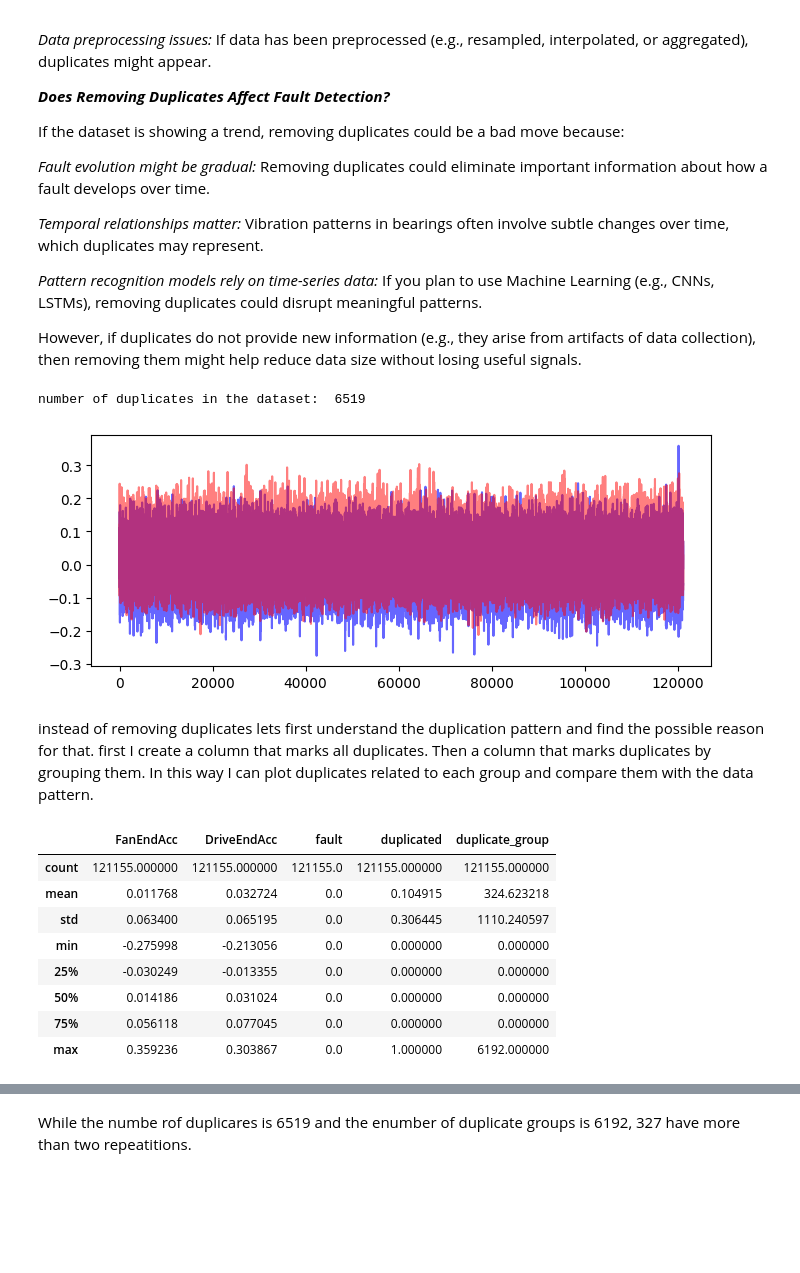
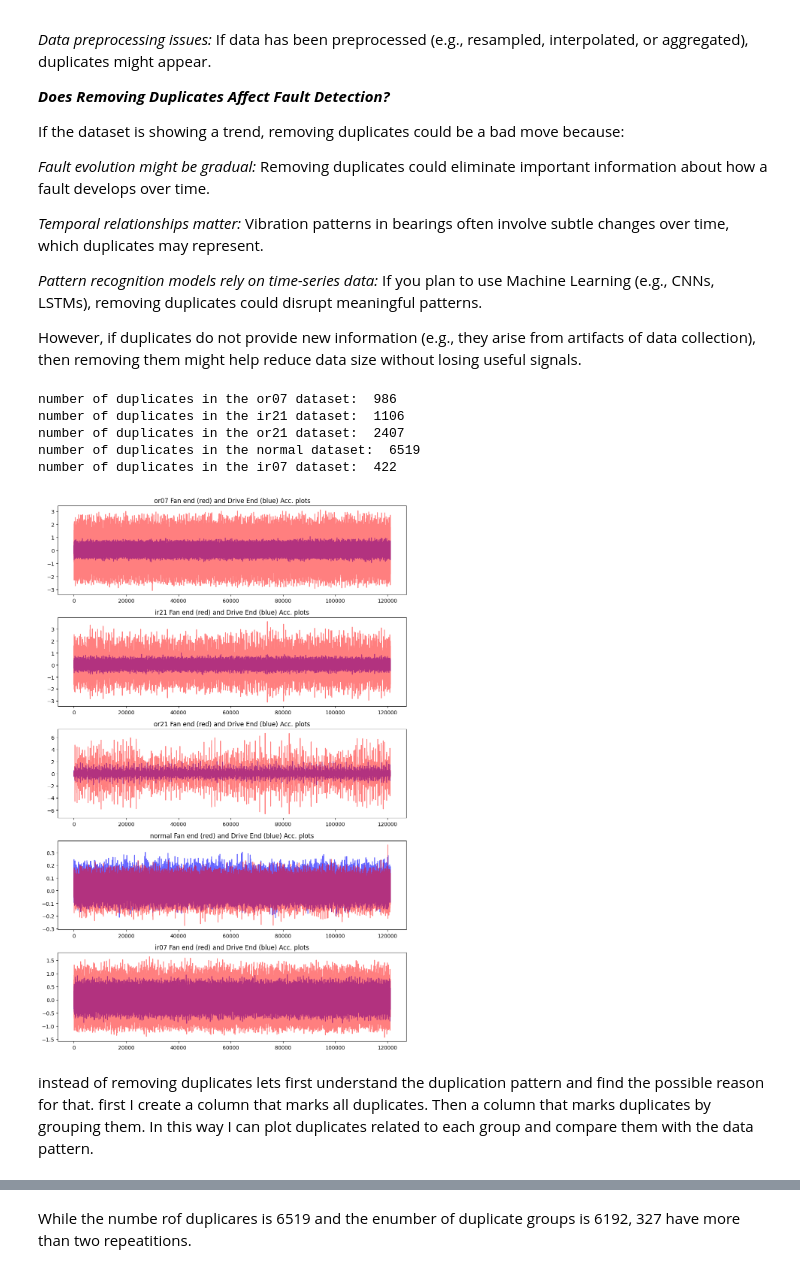
Before and after one commit to h4ppy0wl/PdM01, a Jupyter notebook: bearings01_EDA.ipynb, the cells around one changed output, grey strips where cells are left out. Cells and saved outputs as stored; diff of their text form; code cells hidden in the pictures; blank space fills up the shorter version.

```diff
--- a/bearings01_EDA.ipynb
+++ b/bearings01_EDA.ipynb
@@ -110,31 +260,28 @@ If the dataset is showing a trend, removing duplicates could be a bad move becau
 
 However, if duplicates do not provide new information (e.g., they arise from artifacts of data collection), then removing them might help reduce data size without losing useful signals.
 # %%
-print('number of duplicates in the dataset: ', sum(df_normal.duplicated()))
+for i, fault_name in enumerate(fault_type_names):
+    df_name = f"df_{fault_name}"
+    print(f'number of duplicates in the {fault_name} dataset: ', sum(globals()[df_name].duplicated(subset = signal_columns)))
 # %% [output]
-number of duplicates in the dataset:  6519
+number of duplicates in the or07 dataset:  986
+number of duplicates in the ir21 dataset:  1106
+number of duplicates in the or21 dataset:  2407
+number of duplicates in the normal dataset:  6519
+number of duplicates in the ir07 dataset:  422
-# %%
-plt.figure(figsize = (8,3))
-plt.plot(df_normal.index, df_normal.iloc[:,0], color='blue', alpha=0.6)#DriveEnd Acc. is Blue
-plt.plot(df_normal.index, df_normal.iloc[:,1], color='red', alpha=0.5)#FanEnd Acc. is red
-plt.show()
-# %% [output]
-[figure, removed]
+# %%
+fig, ax = plt.subplots(5,1, figsize=(10,15))
+for i, fault_name in enumerate(fault_type_names):
+    df_name = f"df_{fault_name}"
+    df = globals()[df_name]
+    ax[i].plot(df.index, df['DriveEndAcc'], color='blue', alpha=0.6)#DriveEnd Acc. is Blue
+    ax[i].plot(df.index, df['FanEndAcc'], color='red', alpha=0.5)#FanEnd Acc. is red
+    ax[i].set_title(f'{fault_name} Fan end (red) and Drive End (blue) Acc. plots', fontsize = 12)
+
+plt.tight_layout()
+plt.show()
+# %% [output]
+[figure, added]
 # %% [markdown]
 instead of removing duplicates lets first understand the duplication pattern and find the possible reason for that.
 first I create a column that marks all duplicates. Then a column that marks duplicates by grouping them. In this way I can plot duplicates related to each group and compare them with the data pattern.
-# %%
-df_normal['duplicated'] = np.where(df_normal.duplicated(subset=signal_columns,keep=False), 1, 0)
-df_normal['duplicate_group'] = df_normal[df_normal['duplicated']==1].groupby(['DriveEndAcc', 'FanEndAcc']).ngroup()+1
-df_normal['duplicate_group'] = df_normal['duplicate_group'].fillna(0)
-df_normal.describe()
-# %% [output]
-|  | FanEndAcc | DriveEndAcc | fault | duplicated | duplicate_group |
-| count | 121155.000000 | 121155.000000 | 121155.0 | 121155.000000 | 121155.000000 |
-| mean | 0.011768 | 0.032724 | 0.0 | 0.104915 | 324.623218 |
-| std | 0.063400 | 0.065195 | 0.0 | 0.306445 | 1110.240597 |
-| min | -0.275998 | -0.213056 | 0.0 | 0.000000 | 0.000000 |
-| 25% | -0.030249 | -0.013355 | 0.0 | 0.000000 | 0.000000 |
-| 50% | 0.014186 | 0.031024 | 0.0 | 0.000000 | 0.000000 |
-| 75% | 0.056118 | 0.077045 | 0.0 | 0.000000 | 0.000000 |
-| max | 0.359236 | 0.303867 | 0.0 | 1.000000 | 6192.000000 |
```
Also changed, not shown: parts of 57 cells of this notebook, 10 other files.
